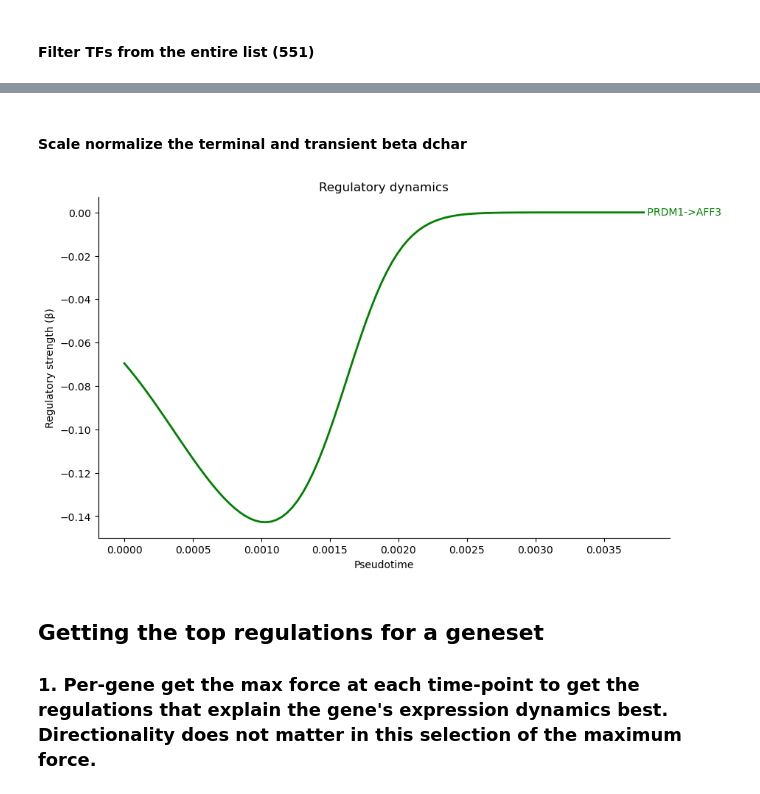
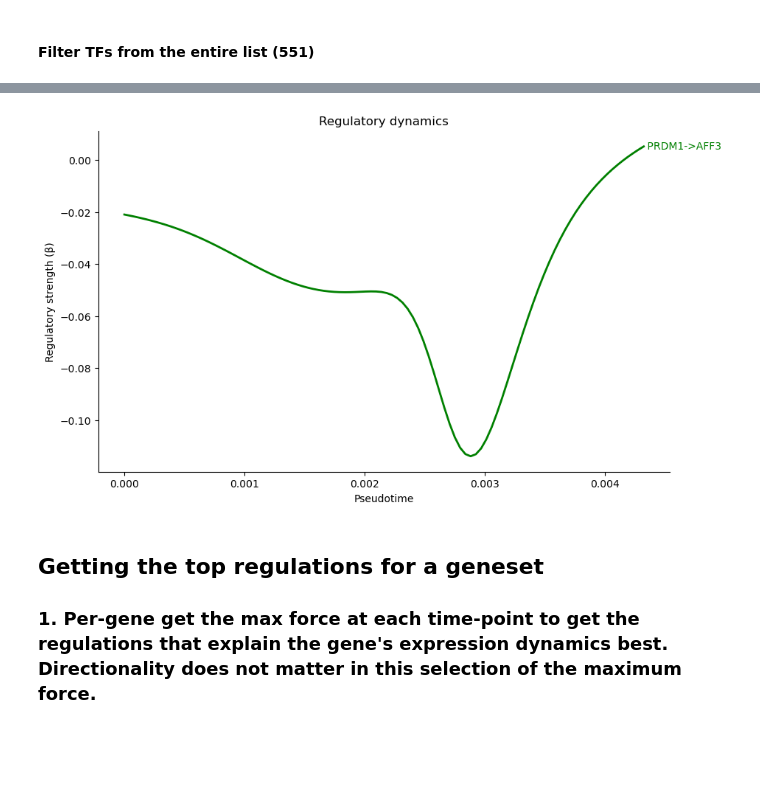
Before and after one commit to sachha-naksha/B_Cell_States, a Jupyter notebook: multiome_dynamic_regulation/py_scripts/analysis/LF_dynamics.ipynb, the cells around one changed output, grey strips where cells are left out. Drawn from its saved outputs; the diff is of its cells as text; code cells hidden in the pictures; blank space fills up the shorter version.

Commit message:
added skeleton for ppo; added top 5 tf forces per target per time point function

```diff
--- a/multiome_dynamic_regulation/py_scripts/analysis/LF_dynamics.ipynb
+++ b/multiome_dynamic_regulation/py_scripts/analysis/LF_dynamics.ipynb
@@ -383,5 +439,5 @@ np.save(os.path.join(output_folder, 'dnetbin_pb.npy'), dnetbin)
 # %%
 # get indices of the dynamic_pb_genes
-dynamic_pb_genes_indices = get_gene_indices(dictys_dynamic_object, dynamic_pb_genes)
-display(len(dynamic_pb_genes_indices))
+lf_genes_indices = get_gene_indices(dictys_dynamic_object, lf_genes)
+display(len(lf_genes_indices))
 # %% [output]
@@ -389,4 +445,4 @@ display(len(dynamic_pb_genes_indices))
 # %%
-subnetworks_bin = dnetbin[np.ix_(range(dnetbin.shape[0]), dynamic_pb_genes_indices, range(dnetbin.shape[2]))]
+subnetworks_bin = dnetbin[np.ix_(range(dnetbin.shape[0]), lf_genes_indices, range(dnetbin.shape[2]))]
 display(subnetworks_bin.shape)
 # %% [output]
@@ -413,5 +469,5 @@ print(len(kept_tf_names))
 # %%
 # Get the subnetworks for the kept TFs
-filtered_subnetworks = dnet[np.ix_(TFs_to_keep_indices, dynamic_pb_genes_indices, range(dnet.shape[2]))]
+filtered_subnetworks = dnet[np.ix_(TFs_to_keep_indices, lf_genes_indices, range(dnet.shape[2]))]
 display(filtered_subnetworks.shape)
 # %% [output]
@@ -421,18 +477,18 @@ display(filtered_subnetworks.shape)
 # %%
 # Create multi-index tuples (all combinations of TF-target pairs)
-index_tuples = [(tf, target) for tf in kept_tf_names for target in dynamic_pb_genes]
+index_tuples = [(tf, target) for tf in kept_tf_names for target in lf_genes]
 multi_index = pd.MultiIndex.from_tuples(index_tuples, names=['TF', 'Target'])
 # Reshape the subnetworks array to 2D (pairs × time points)
 n_tfs, n_targets, n_times = filtered_subnetworks.shape
 reshaped_data = filtered_subnetworks.reshape(-1, n_times)
 
 # Create DataFrame with multi-index
-lf_beta_dcurve_pb = pd.DataFrame(
+lf_beta_dcurve_gc = pd.DataFrame(
     reshaped_data,
     index=multi_index,
     columns=[f'time_{i}' for i in range(n_times)]
 )
-display(lf_beta_dcurve_pb.head())
+display(lf_beta_dcurve_gc.head())
 # %% [output]
 |  |  | time_0 | time_1 | time_2 | time_3 | time_4 | time_5 | time_6 | time_7 | time_8 | time_9 | ... |
 | TF | Target |  |  |  |  |  |  |  |  |  |  | ... |
@@ -482,2 +500,0 @@ lf_beta_dchar_pb = pd.concat(results).sort_index()
-# %% [markdown]
-#### Scale normalize the terminal and transient beta dchar
@@ -524,35 +501,35 @@ def get_top_regulations(df, n_top=10, effect_type='positive'):
 # %%
 # Plot beta trajectories
 fig = plt.figure(figsize=(10, 6))
 ax = plt.gca()  # Get current axes
 
 # Remove top and right spines
 ax.spines['top'].set_visible(False)
 ax.spines['right'].set_visible(False)
 
 # Specify TF-target pairs of interest
 regulations_of_interest = [('PRDM1', 'AFF3')]
 colors = ['green']   # Define colors for each regulation
 
 for (tf, target), color in zip(regulations_of_interest, colors):
     # Create multi-index key for the regulation
     idx = pd.MultiIndex.from_tuples([(tf, target)])
-    if (tf, target) in lf_beta_dcurve_pb.index:
-        line = plt.plot(dtime, lf_beta_dcurve_pb.loc[(tf, target)],
+    if (tf, target) in lf_beta_dcurve_gc.index:
+        line = plt.plot(dtime_gc, lf_beta_dcurve_gc.loc[(tf, target)],
                        linewidth=2, color=color)
         # Add label at the end of the line
-        plt.text(dtime.iloc[-1],
-                lf_beta_dcurve_pb.loc[(tf, target)].iloc[-1],
+        plt.text(dtime_gc.iloc[-1],
+                lf_beta_dcurve_gc.loc[(tf, target)].iloc[-1],
                 f' {tf}->{target}',
                 color=color,
                 verticalalignment='center')
 
 plt.xlabel('Pseudotime')
 plt.ylabel('Regulatory strength (β)')
 plt.title('Regulatory dynamics')
 plt.show()
 # %% [output]
-[figure, old version]
+[figure, new version]
 # %% [markdown]
 ## Getting the top regulations for a geneset
 ### 1. Per-gene get the max force at each time-point to get the regulations that explain the gene's expression dynamics best. Directionality does not matter in this selection of the maximum force.
```
Also changed, not shown: parts of 34 cells of this notebook, 4 other files.
